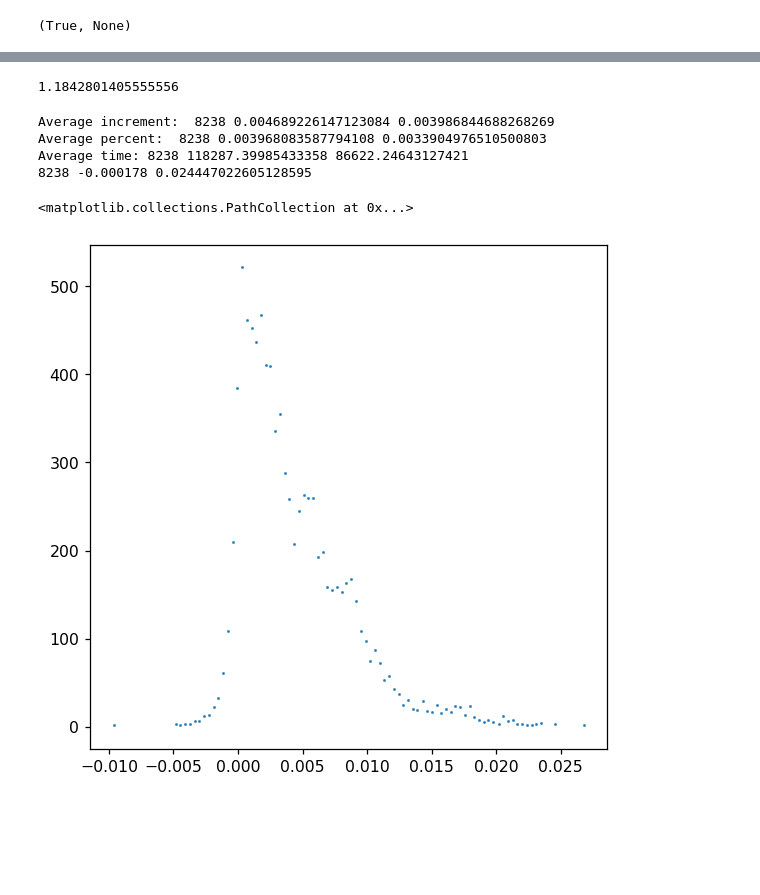
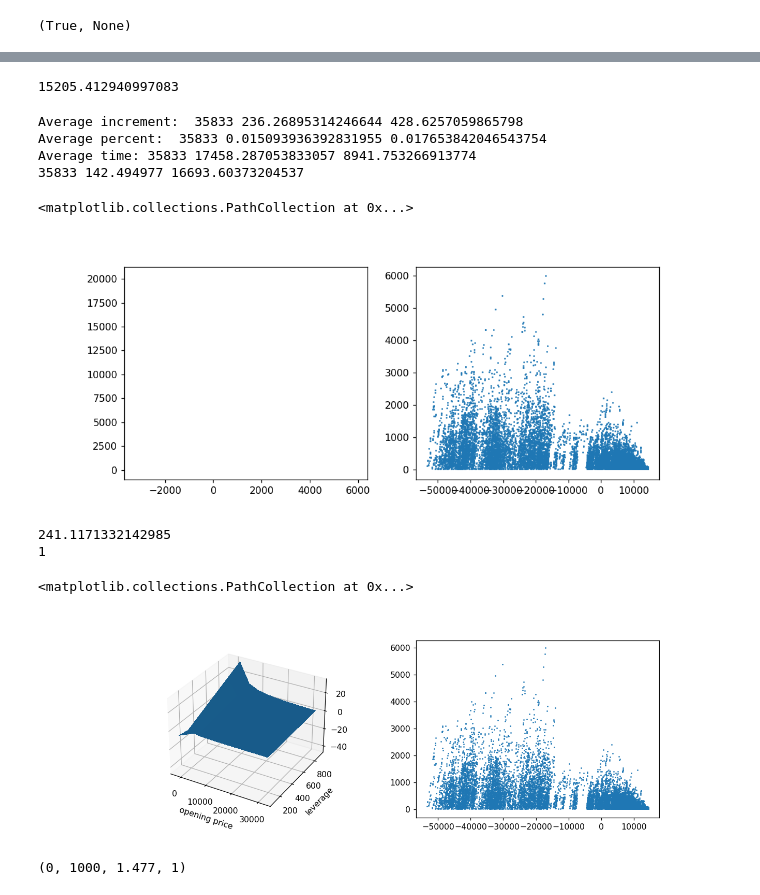
Before and after one commit to Bingonemo123/ripple, a Jupyter notebook: he/exp6ext.ipynb, the cells around one changed output, grey strips where cells are left out. Cells and saved outputs as stored; diff of their text form; code cells hidden in the pictures; blank space fills up the shorter version.

```diff
--- a/he/exp6ext.ipynb
+++ b/he/exp6ext.ipynb
@@ -24,8 +25,9 @@ quantity = seconds_in_year / candle_size
 end_from_time=time.time()
 ANS=[]
 for i in tqdm.tqdm(range(int(quantity/max_dict) + 1)):
-    data=connector.get_candles("EURUSD", candle_size, max_dict, end_from_time)
+    data=connector.get_candles("BTCUSD", candle_size, max_dict, end_from_time)
     ANS =data+ANS
     end_from_time=int(data[0]["from"])-1
 print(ANS[0], len(ANS))
+%store ANS
 # %% [output]
@@ -37,10 +36,11 @@ Stored 'ANS' (list)
 # %%
 ANSmean = statistics.mean([x['close'] for x in ANS])
+ANSstd =  statistics.stdev([x['close'] for x in ANS])
 ANSmean
 # %% [output]
-1.1842801405555556
+15205.412940997083
 # %%
-period = 72 * 3600
+period = 8 * 3600
 
 peakdiffset = []
 timediffset = []
@@ -92,18 +92,44 @@ print('Average percent: ', len(fpr), statistics.mean(fpr), statistics.stdev(fpr)
 print('Average time:', len(ftm), statistics.mean(ftm), statistics.stdev(ftm))
 print(len(fidf), format(statistics.mean(fidf), 'f'), statistics.stdev(fidf))
 # %% [output]
-Average increment:  8238 0.004689226147123084 0.003986844688268269
-Average percent:  8238 0.003968083587794108 0.0033904976510500803
-Average time: 8238 118287.39985433358 86622.24643127421
-8238 -0.000178 0.024447022605128595
+Average increment:  35833 236.26895314246644 428.6257059865798
+Average percent:  35833 0.015093936392831955 0.017653842046543754
+Average time: 35833 17458.287053833057 8941.753266913774
+35833 142.494977 16693.60373204537
 # %%
+%matplotlib widget
 cm = 1/2.54  # centimeters in inches
 
-fig, ax = plt.subplots(figsize=(15*cm, 15*cm), dpi=113)
+fig, ax = plt.subplots(1, 2, figsize=(25*cm, 10*cm), dpi=113)
 div = 100
 
 c = cll.Counter(pd.cut(peakdiffset, div))
-ax.scatter([x.mid for x in c.keys()], c.values(), marker= ',' , s=0.40599)
+ax[0].scatter([x.mid for x in c.keys()], c.values(), marker= 's' , s=0.29)
+ax[1].scatter(fidf, fset, marker= ',' , s=0.40599)
 # %% [output]
 <matplotlib.collections.PathCollection at 0x...>
-[figure, old version]
+[figure, new version]
+# %%
+### Constants from data
+ANSmean
+ANSstd
+delta_price_mean = statistics.mean(fset)
+delta_price_std = statistics.stdev(fset)
+
+### Variables to choose
+opening_price = 1
+leverage = 3
+CurDelta = delta_price_mean
+disDeltaPrice = scipy.stats.norm(delta_price_mean,  delta_price_std)
+
+### Calculations
+pr = (disDeltaPrice.sf(CurDelta)/disDeltaPrice.sf(0)) - disDeltaPrice.cdf(0)
+s_1 = len(fset)/len(peakdiffset)
+closing_price = opening_price + CurDelta
+m = ((closing_price/opening_price) - 1) * leverage
+expected_value = m*(pr*s_1) - ( 1- pr*s_1)
+print(expected_value)
+print(opening_price)
+# %% [output]
+241.1171332142985
+1
@@ -109,0 +147,27 @@ ax.scatter([x.mid for x in c.keys()], c.values(), marker= ',' , s=0.40599)
+# %%
+cm = 1/2.54  # centimeters in inches
+
+fig = plt.figure(figsize=(30*cm, 10*cm), dpi=113)
+
+X = np.linspace(ANSmean - ANSstd, ANSmean + ANSstd, 10)
+Y = np.arange(100, 1000, 100)
+X, Y = np.meshgrid(X, Y)
+Z = np.zeros(np.shape(X))
+for xrow, yrow, zrow in zip(X, Y, Z):
+    c = 0
+    for a, b in zip (xrow, yrow):
+        zrow[c] = Ross614A(a, b)
+        c += 1
+
+ax3d = fig.add_subplot(1, 2, 1, projection='3d')
+ax3d.plot_surface(X, Y, Z, rstride=1, cstride=1,
+                       linewidth=0, antialiased=False)
+
+
+ax3d.set_xlabel("opening price")
+ax3d.set_ylabel("leverage")
+ax2d = fig.add_subplot(1, 2, 2)
+ax2d.scatter(fidf, fset, marker= ',' , s=0.40599)
+# %% [output]
+<matplotlib.collections.PathCollection at 0x...>
+[figure, added]
@@ -109,0 +231,4 @@ ax.scatter([x.mid for x in c.keys()], c.values(), marker= ',' , s=0.40599)
+# %%
+ProcyonB(m, pr*s_1, 10000* 1000)
+# %% [output]
+(0, 1000, 1.477, 1)
```
Also changed, not shown: parts of 7 cells of this notebook, 4 other files.
